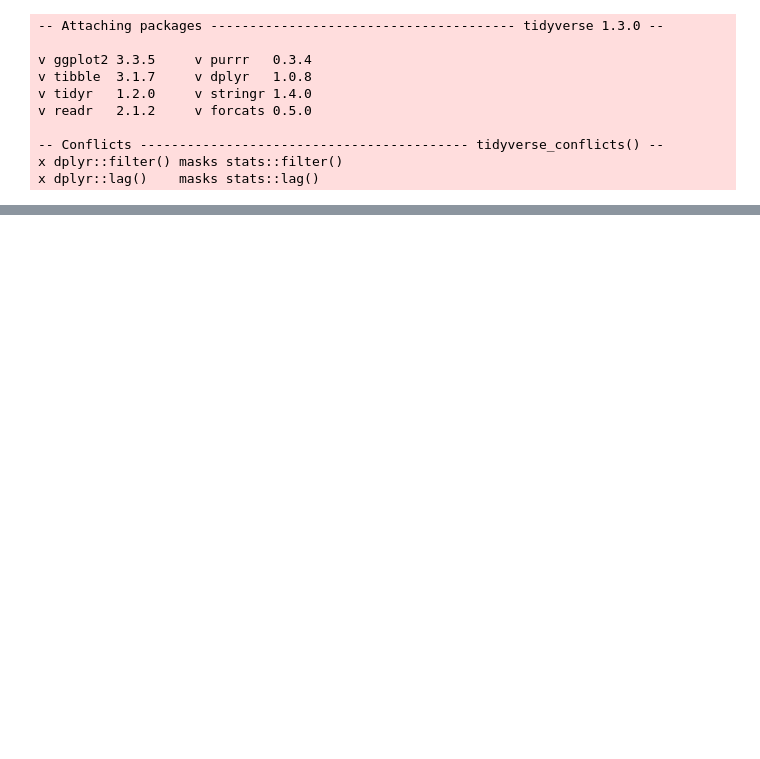
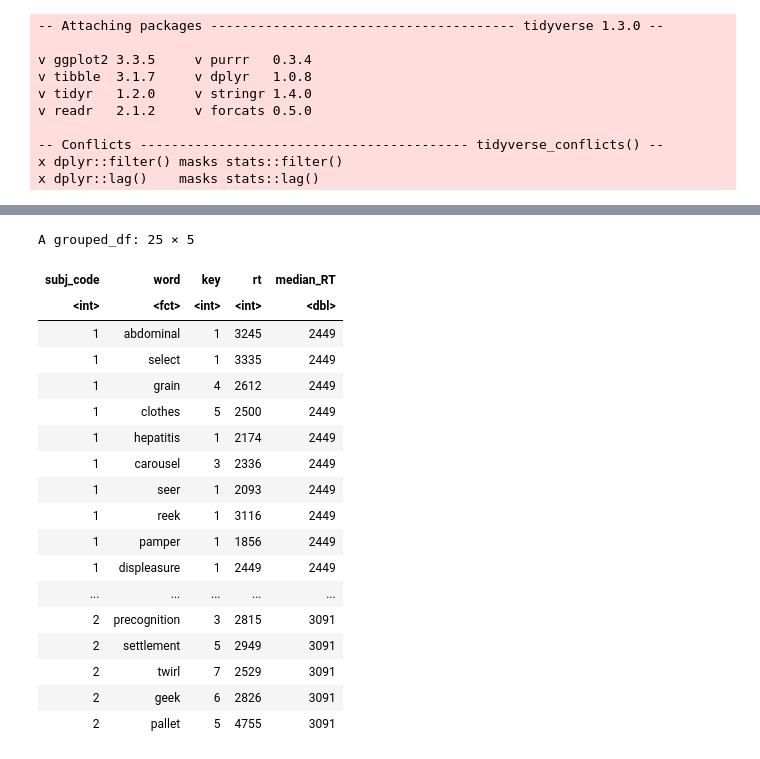
Before and after one commit to psych750/psych750.github.io, a Jupyter notebook: _sources/notebooks/activity_merge_sac.ipynb, the cells around one changed output, grey strips where cells are left out. Drawn from its saved outputs; the diff is of its cells as text; code cells hidden in the pictures; blank space fills up the shorter version.

```diff
--- a/_sources/notebooks/activity_merge_sac.ipynb
+++ b/_sources/notebooks/activity_merge_sac.ipynb
@@ -31,0 +63,22 @@ A grouped_df: 6 × 6
+# %%
+responses %>% group_by(subj_code) %>% mutate(median_RT = median(rt)) %>% head(25)
+# %% [output]
+A grouped_df: 25 × 5
+| subj_code | word | key | rt | median_RT |
+| <int> | <fct> | <int> | <int> | <dbl> |
+| 1 | abdominal | 1 | 3245 | 2449 |
+| 1 | select | 1 | 3335 | 2449 |
+| 1 | grain | 4 | 2612 | 2449 |
+| 1 | clothes | 5 | 2500 | 2449 |
+| 1 | hepatitis | 1 | 2174 | 2449 |
+| 1 | carousel | 3 | 2336 | 2449 |
+| 1 | seer | 1 | 2093 | 2449 |
+| 1 | reek | 1 | 3116 | 2449 |
+| 1 | pamper | 1 | 1856 | 2449 |
+| 1 | displeasure | 1 | 2449 | 2449 |
+| ... | ... | ... | ... | ... |
+| 2 | precognition | 3 | 2815 | 3091 |
+| 2 | settlement | 5 | 2949 | 3091 |
+| 2 | twirl | 7 | 2529 | 3091 |
+| 2 | geek | 6 | 2826 | 3091 |
+| 2 | pallet | 5 | 4755 | 3091 |
```
Also changed, not shown: parts of 28 cells of this notebook, 2 other files.
